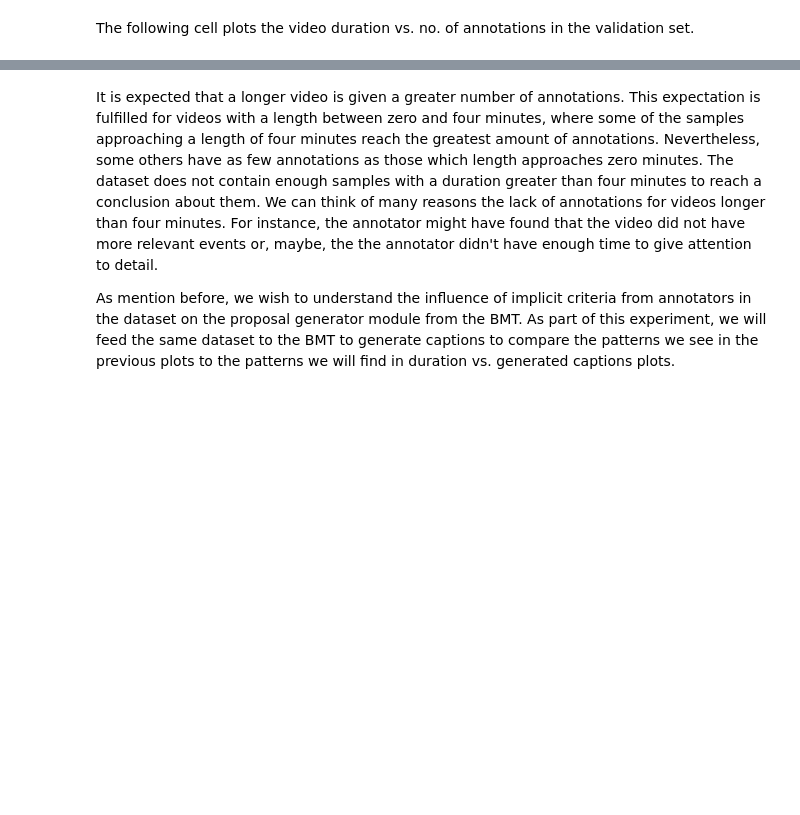
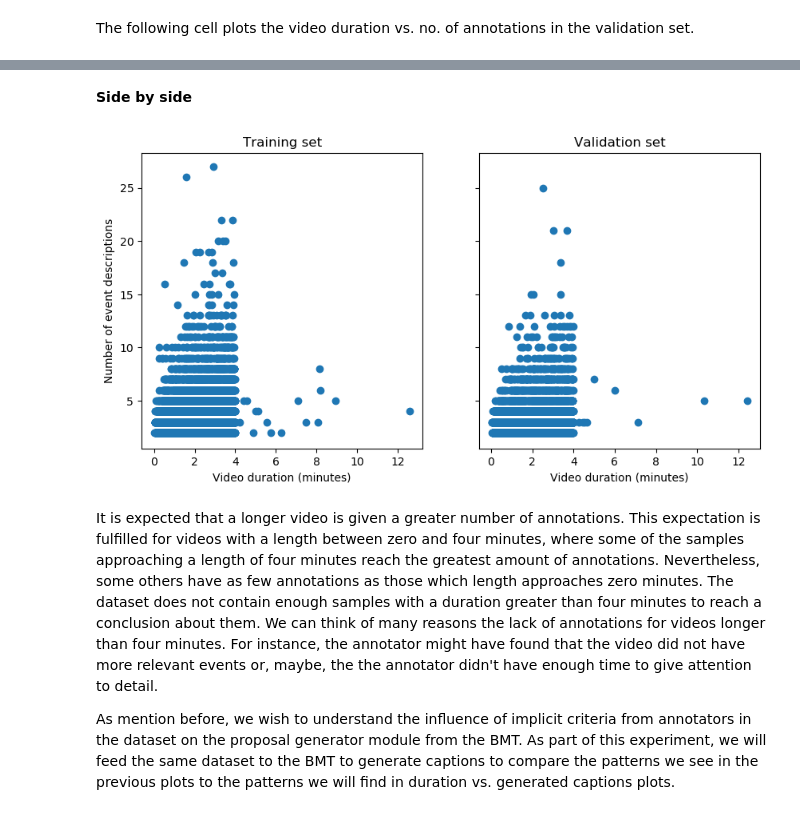
Before and after one commit to oscarmires/BMT, a Jupyter notebook: clipping_experiments/4_1_Short_Unclipped.ipynb, the cells around one changed output, grey strips where cells are left out. Saved outputs shown, nothing was run; the diff lists cells and outputs as text; code cells hidden in the pictures; blank space fills up the shorter version.

```diff
--- a/clipping_experiments/4_1_Short_Unclipped.ipynb
+++ b/clipping_experiments/4_1_Short_Unclipped.ipynb
@@ -165,3 +165,23 @@ plt.show()
+# %% [markdown]
+**Side by side**
+# %%
+f, (ax1, ax2) = plt.subplots(1, 2, sharey=True)
+f.set_figwidth(10)
+
+# Left
+ax1.scatter(x, y)
+ax1.set_title('Training set')
+ax1.set_xlabel('Video duration (minutes)')
+ax1.set_ylabel('Number of event descriptions')
+
+# Right
+ax2.scatter(x1, y1)
+ax2.set_title('Validation set')
+ax2.set_xlabel('Video duration (minutes)')
+
+plt.savefig(f'{PLOT_SAVE_PATH}/3_1_dx.png', dpi=300)
+# %% [output]
+[figure, added]
 # %% [markdown]
 It is expected that a longer video is given a greater number of annotations. This expectation is fulfilled for videos with a length between zero and four minutes, where some of the samples approaching a length of four minutes reach the greatest amount of annotations. Nevertheless, some others have as few annotations as those which length approaches zero minutes. The dataset does not contain enough samples with a duration greater than four minutes to reach a conclusion about them. We can think of many reasons the lack of annotations for videos longer than four minutes. For instance, the annotator might have found that the video did not have more relevant events or, maybe, the the annotator didn't have enough time to give attention to detail.
 
```
Also changed, not shown: parts of 10 cells of this notebook.
